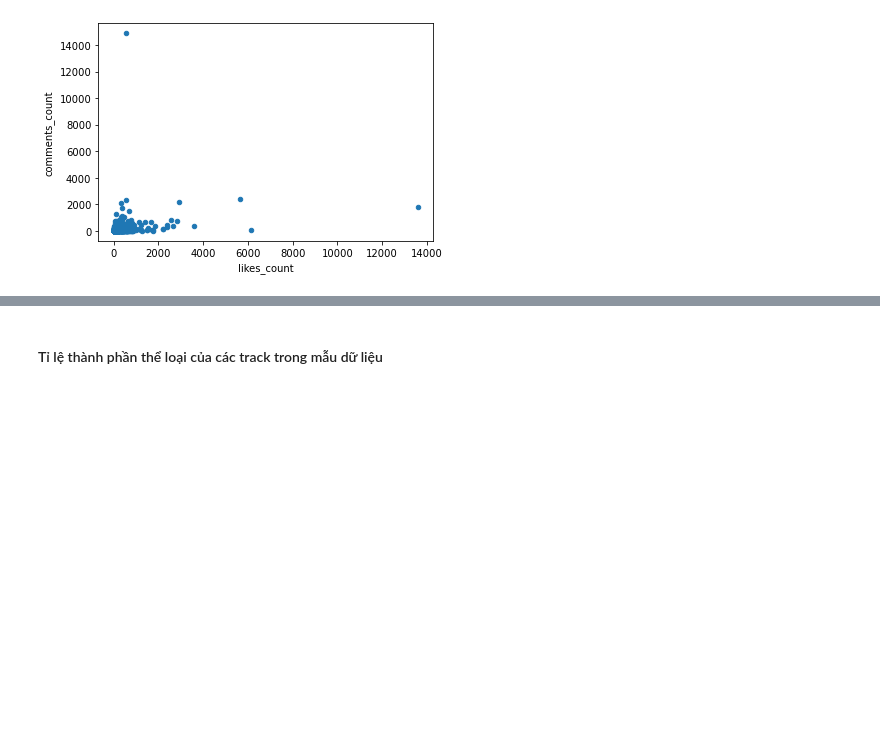
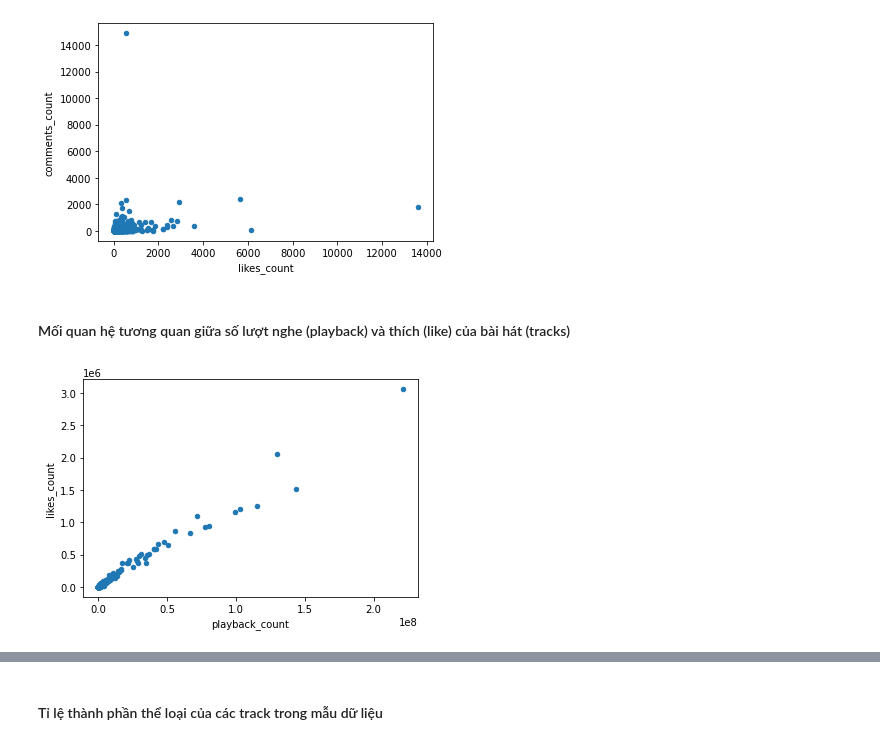
Before and after one commit to owfdataboy/DS-Project02, a Jupyter notebook: project02.ipynb, the cells around one changed output, grey strips where cells are left out. Saved outputs shown, nothing was run; the diff lists cells and outputs as text; code cells hidden in the pictures; blank space fills up the shorter version.

```diff
--- a/project02.ipynb
+++ b/project02.ipynb
@@ -577,3 +681,9 @@ df_users.plot.scatter(x = 'track_count', y = 'followers_count');
 df_users.plot.scatter(x = 'likes_count', y = 'comments_count');
 # %% [output]
 [figure]
+# %% [markdown]
+#### Mối quan hệ tương quan giữa số lượt nghe (playback) và thích (like) của bài hát (tracks)
+# %%
+df_tracks.plot.scatter(x = 'playback_count', y = 'likes_count');
+# %% [output]
+[figure, added]
```
Also changed, not shown: parts of 52 cells of this notebook.
